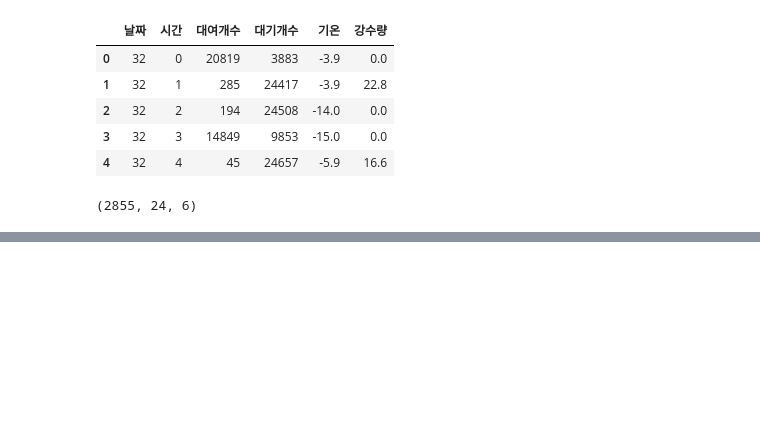
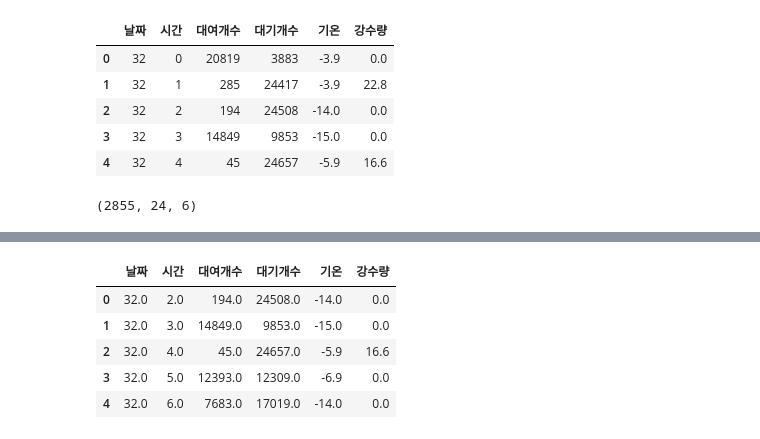
Before and after one commit to woojh3690/LSTMAE, a Jupyter notebook: lstm_ae.ipynb, the cells around one changed output, grey strips where cells are left out. Drawn from its saved outputs; the diff is of its cells as text; code cells hidden in the pictures; blank space fills up the shorter version.

```diff
--- a/lstm_ae.ipynb
+++ b/lstm_ae.ipynb
@@ -173,0 +235,15 @@ plt.show()
+# %%
+def createDf(array):
+    return pd.DataFrame(array, columns=["날짜", "시간", "대여개수", "대기개수", "기온", "강수량"])
+
+dfs = []
+for one_input in deScale(false_but_true, scaler):
+    dfs.append(createDf(one_input))
+dfs[0].head()
+# %% [output]
+|  | 날짜 | 시간 | 대여개수 | 대기개수 | 기온 | 강수량 |
+| 0 | 32.0 | 2.0 | 194.0 | 24508.0 | -14.0 | 0.0 |
+| 1 | 32.0 | 3.0 | 14849.0 | 9853.0 | -15.0 | 0.0 |
+| 2 | 32.0 | 4.0 | 45.0 | 24657.0 | -5.9 | 16.6 |
+| 3 | 32.0 | 5.0 | 12393.0 | 12309.0 | -6.9 | 0.0 |
+| 4 | 32.0 | 6.0 | 7683.0 | 17019.0 | -14.0 | 0.0 |
```
Also changed, not shown: parts of 16 cells of this notebook.
